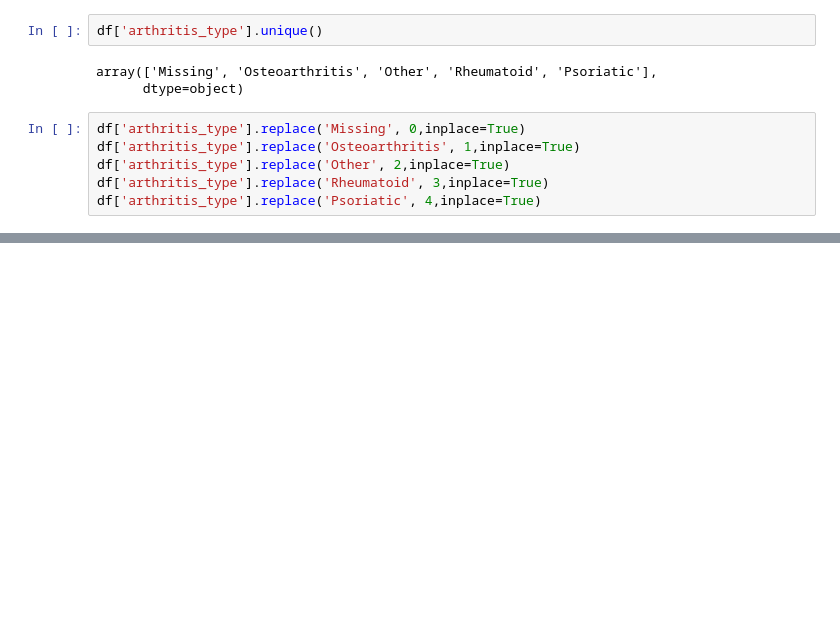
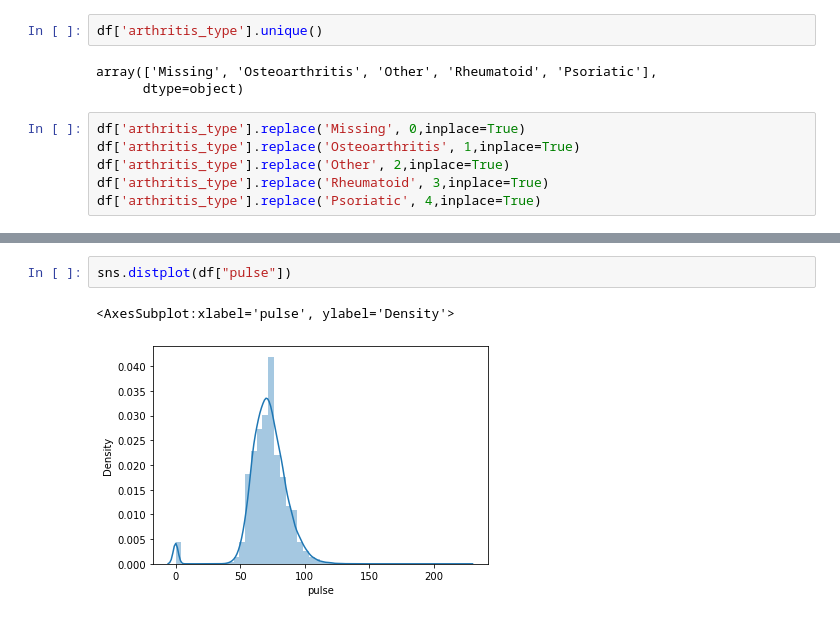
Before and after one commit to animesh288/Team-Dyad_PS-5, a Jupyter notebook: ML Model/status.ipynb, the cells around one changed output, grey strips where cells are left out. Cells and saved outputs as stored; diff of their text form; blank space fills up the shorter version.

```diff
--- a/ML Model/status.ipynb
+++ b/ML Model/status.ipynb
@@ -275,0 +470,5 @@ df['arthritis_type'].replace('Psoriatic', 4,inplace=True)
+# %%
+sns.distplot(df["pulse"])
+# %% [output]
+<AxesSubplot:xlabel='pulse', ylabel='Density'>
+[figure, added]
```
Also changed, not shown: parts of 39 cells of this notebook, 3 other files.
